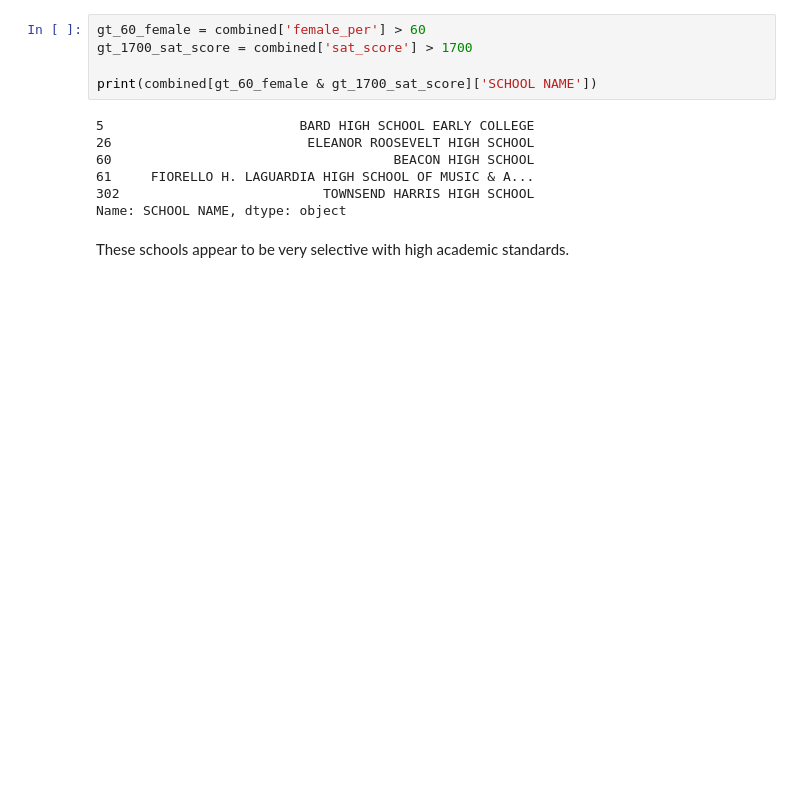
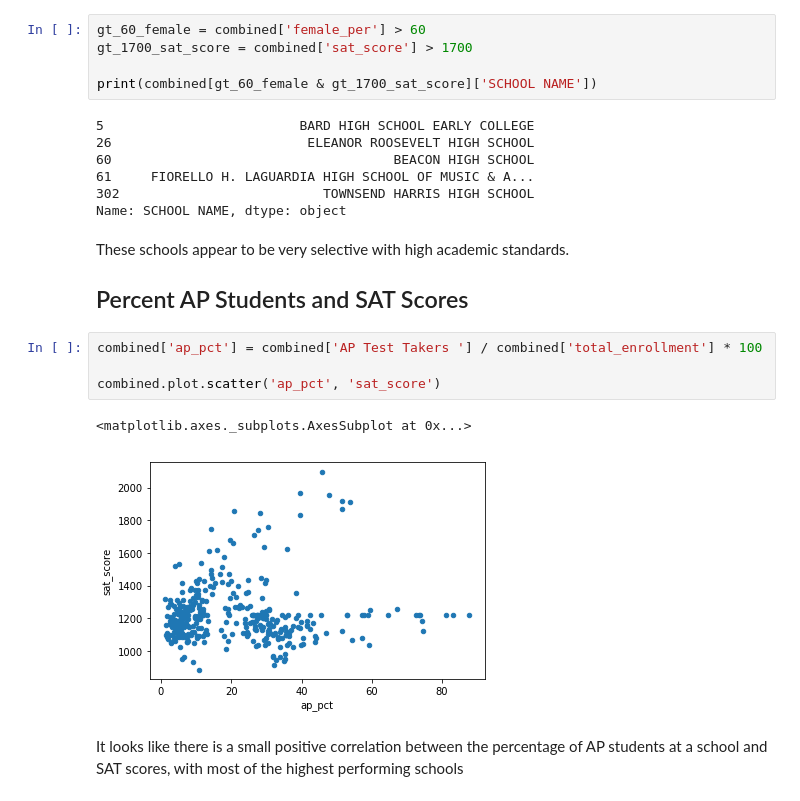
Before and after one commit to hsdistefa/nyc-school-analysis, a Jupyter notebook: Schools.ipynb, the cells around one changed output. Cells and saved outputs as stored; diff of their text form; blank space fills up the shorter version.

Commit message:
Added AP student analysis

```diff
--- a/Schools.ipynb
+++ b/Schools.ipynb
@@ -273,3 +273,14 @@ print(combined[gt_60_female & gt_1700_sat_score]['SCHOOL NAME'])
 Name: SCHOOL NAME, dtype: object
 # %% [markdown]
 These schools appear to be very selective with high academic standards.
+
+## Percent AP Students and SAT Scores
+# %%
+combined['ap_pct'] = combined['AP Test Takers '] / combined['total_enrollment'] * 100
+
+combined.plot.scatter('ap_pct', 'sat_score')
+# %% [output]
+<matplotlib.axes._subplots.AxesSubplot at 0x...>
+[figure, added]
+# %% [markdown]
+It looks like there is a small positive correlation between the percentage of AP students at a school and SAT scores, with most of the highest performing schools
```
